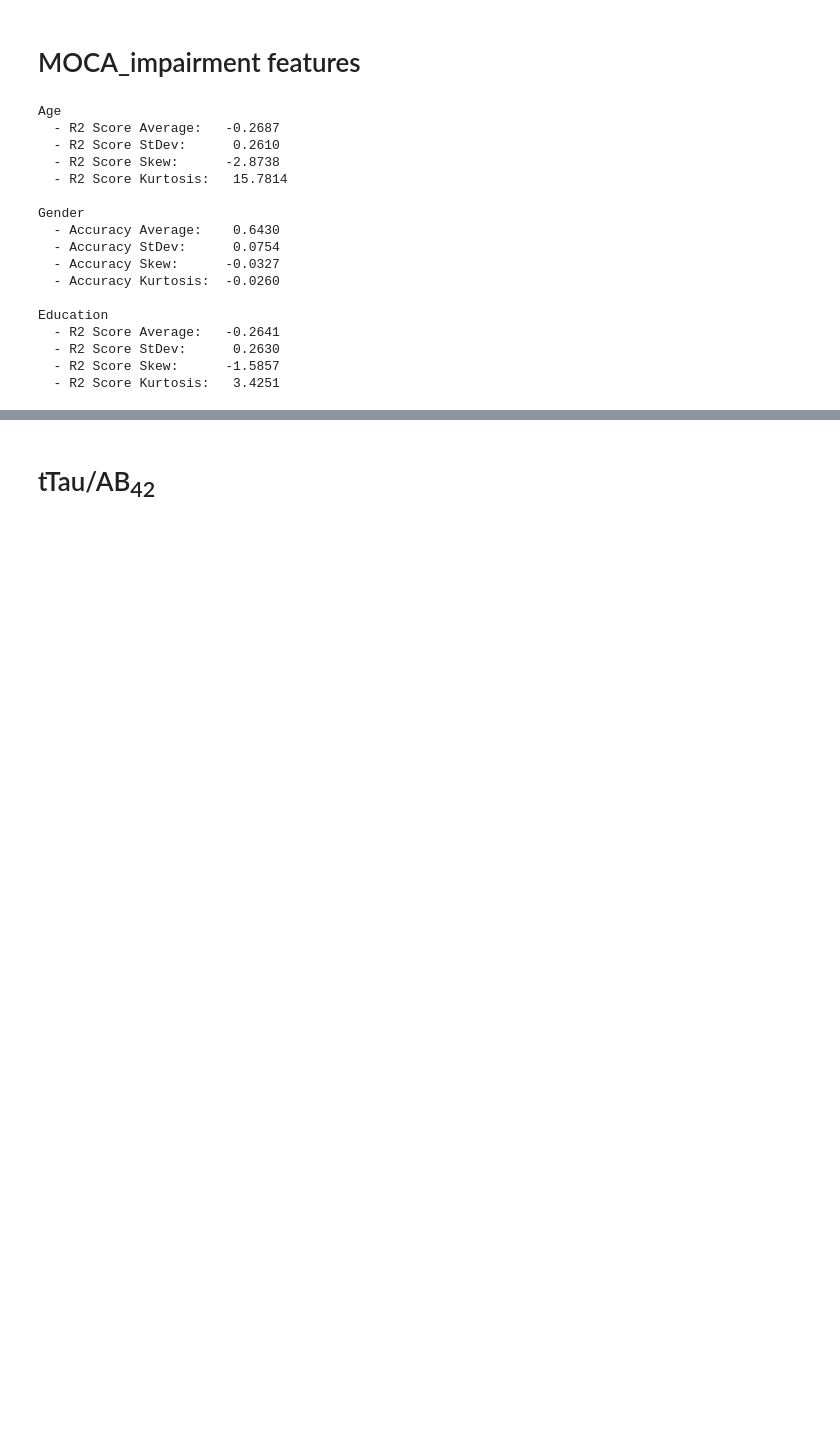
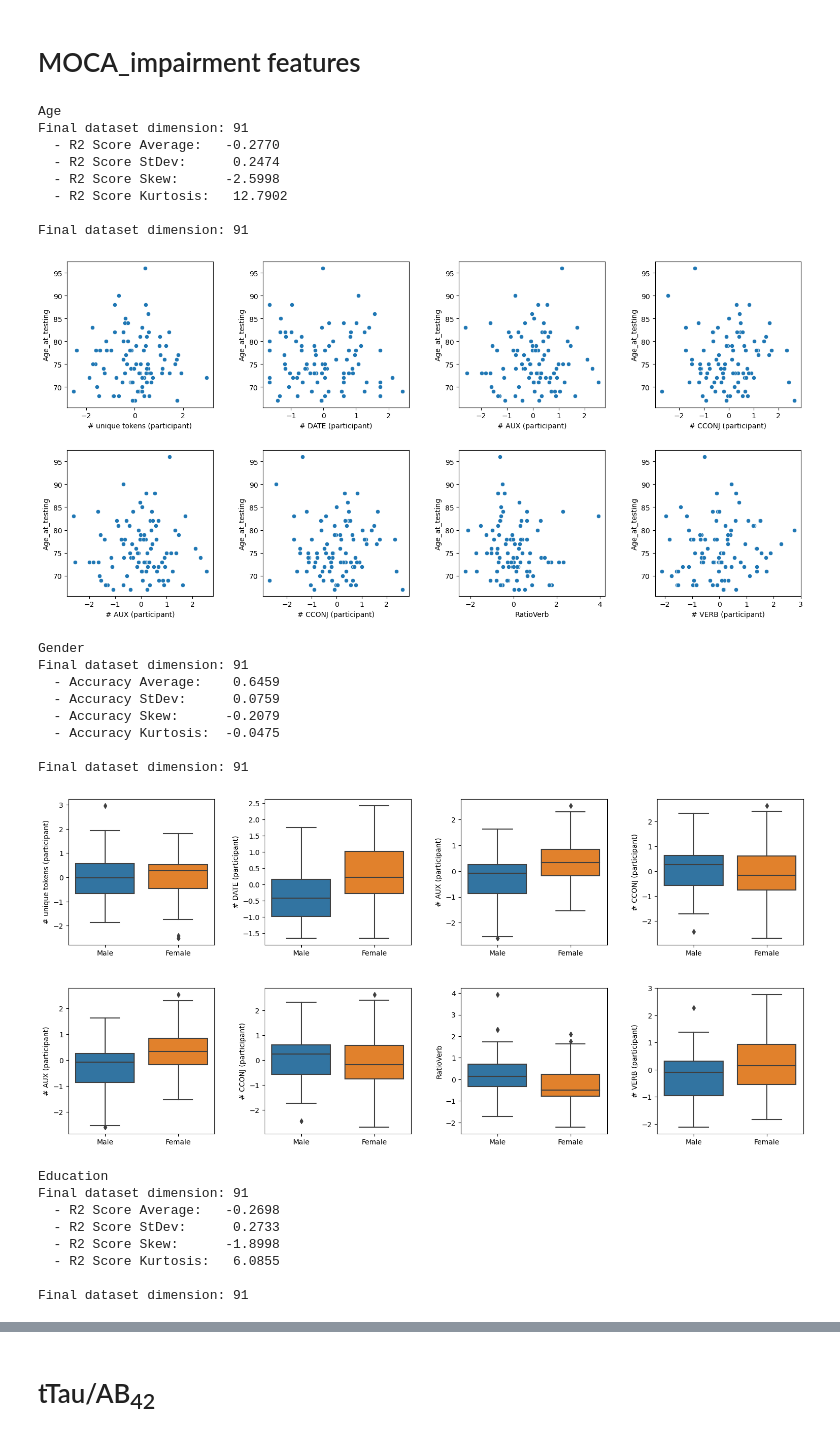
Before and after one commit to EdoStoppa/dementiaBiomarkerPrediction, a Jupyter notebook: confounding_analysis.ipynb, the cells around one changed output, grey strips where cells are left out. Saved outputs shown, nothing was run; the diff lists cells and outputs as text; code cells hidden in the pictures; blank space fills up the shorter version.

Commit message:
Fix + update with visualization

```diff
--- a/confounding_analysis.ipynb
+++ b/confounding_analysis.ipynb
@@ -16,16 +23,17 @@ LABELS = pd.read_csv('data/labels.csv')
 SMOTE = BorderlineSMOTE()
 # %%
-def load_raw_data(csv_path: str, feat_to_predict: str):
+def load_raw_data(csv_path: str, feat_to_predict: str, check: str):
     # Load the entire csv file
     data = pd.read_csv(csv_path)
 
     # Join labels and data so that truth values are aligned with original data
-    lbls = LABELS[['id', feat_to_predict]]
+    lbls = LABELS[['id', feat_to_predict, check]]
     temp = data.merge(lbls, on='id', how='left')
     temp = temp.dropna()
+    print(f'Final dataset dimension: {len(temp)}')
     # Extract only the ground truths
     labels = pd.DataFrame(temp[feat_to_predict], columns=[feat_to_predict])
-    data = temp.drop(feat_to_predict, axis=1)
+    data = temp.drop([feat_to_predict, check], axis=1)
     data = data.set_index('id')
     data = pd.DataFrame(StandardScaler().fit_transform(data), columns=data.columns, index=data.index)
 
@@ -43,8 +51,8 @@ def train_and_test(X, y, model, scoring_f, smote):
 
     return scoring_f(y_test, y_pred)
 # %%
-def evaluate(dataset: str, target: str, features: list[str]):
-    X, y = load_raw_data(f'data/{dataset}', target)
+def evaluate(dataset: str, target: str, features: list[str], check: str):
+    X, y = load_raw_data(f'data/{dataset}', target, check)
     X = X[features]
     regr = len(y[target].value_counts()) > 2
 
@@ -62,38 +70,70 @@ def evaluate(dataset: str, target: str, features: list[str]):
     print(f'  - {metric} Skew:      {"" if sk<0 else " "}{sk:0.4f}')
     print(f'  - {metric} Kurtosis:  {"" if krt<0 else " "}{krt:0.4f}')
     print()
+# %%
+def plot(data: pd.DataFrame, target: str, cols: list[str]):
+    ROW, COL = 2, 4
+    fig, ax = plt.subplots(ROW,COL,figsize=(16,8))
+    fig.tight_layout(pad=4.0)
+    for row in range(ROW):
+        for col in range(COL):
+            if target == 'Sex_Category':
+                chart = sns.boxplot(data=data, x=target, y=cols[row*ROW + col], ax=ax[row][col])
+                chart.set(xlabel=None)
+            else:
+                sns.scatterplot(data=data, x=cols[row*ROW + col], y=target, ax=ax[row][col])
+    plt.show()
+# %%
+def visualize(data: str, target: str, feats: list[str], check: str):
+    X, y = load_raw_data(f'data/{data}', target, check)
+    X[target] = y[target].to_list()
+    if target == 'Sex_Category':
+        X['Sex_Category'] = X['Sex_Category'].map({0: 'Male', 1: 'Female'})
+    plot(X, target, feats)
 # %% [markdown]
 # MOCA_impairment features
 # %%
 dataset = 'no_audio_corrected.csv'
 feats = [
     '# unique tokens (participant)', '# DATE (participant)', '# AUX (participant)', '# CCONJ (participant)',
     'RatioVerb', '# VERB (participant)', 'proportion_below_threshold_0.5', 'VP_to_AUX_ADJP (participant)'
 ]
 
 print('Age')
-evaluate(dataset, 'Age_at_testing', feats)
+evaluate(dataset, 'Age_at_testing', feats, 'MOCA_impairment')
+visualize(dataset, 'Age_at_testing', feats, 'MOCA_impairment')
 
 print('Gender')
-evaluate(dataset, 'Sex_Category', feats)
+evaluate(dataset, 'Sex_Category', feats, 'MOCA_impairment')
+visualize(dataset, 'Sex_Category', feats, 'MOCA_impairment')
 
 print('Education')
-evaluate(dataset, 'Educ', feats)
+evaluate(dataset, 'Educ', feats, 'MOCA_impairment')
+visualize(dataset, 'Educ', feats, 'MOCA_impairment')
 # %% [output]
 Age
-  - R2 Score Average:   -0.2687
-  - R2 Score StDev:      0.2610
-  - R2 Score Skew:      -2.8738
-  - R2 Score Kurtosis:   15.7814
+Final dataset dimension: 91
+  - R2 Score Average:   -0.2770
+  - R2 Score StDev:      0.2474
+  - R2 Score Skew:      -2.5998
+  - R2 Score Kurtosis:   12.7902
 
-Gender
-  - Accuracy Average:    0.6430
-  - Accuracy StDev:      0.0754
-  - Accuracy Skew:      -0.0327
-  - Accuracy Kurtosis:  -0.0260
-
-Education
-  - R2 Score Average:   -0.2641
-  - R2 Score StDev:      0.2630
-  - R2 Score Skew:      -1.5857
-  - R2 Score Kurtosis:   3.4251
+Final dataset dimension: 91
+[figure, added]
+Gender
+Final dataset dimension: 91
+  - Accuracy Average:    0.6459
+  - Accuracy StDev:      0.0759
+  - Accuracy Skew:      -0.2079
+  - Accuracy Kurtosis:  -0.0475
+
+Final dataset dimension: 91
+[figure, added]
+Education
+Final dataset dimension: 91
+  - R2 Score Average:   -0.2698
+  - R2 Score StDev:      0.2733
+  - R2 Score Skew:      -1.8998
+  - R2 Score Kurtosis:   6.0855
+
+Final dataset dimension: 91
```
Also changed, not shown: parts of 7 cells of this notebook.
